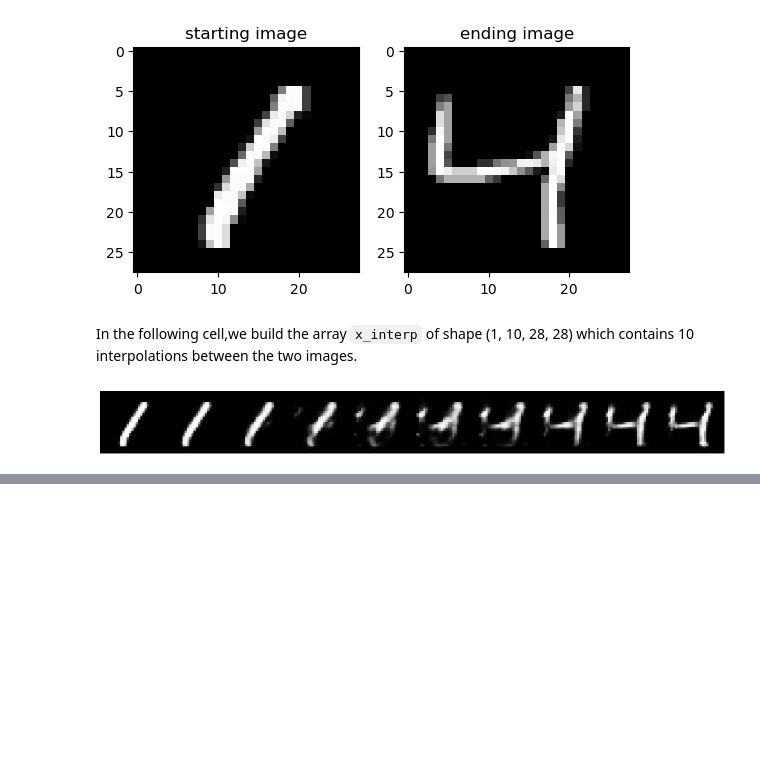
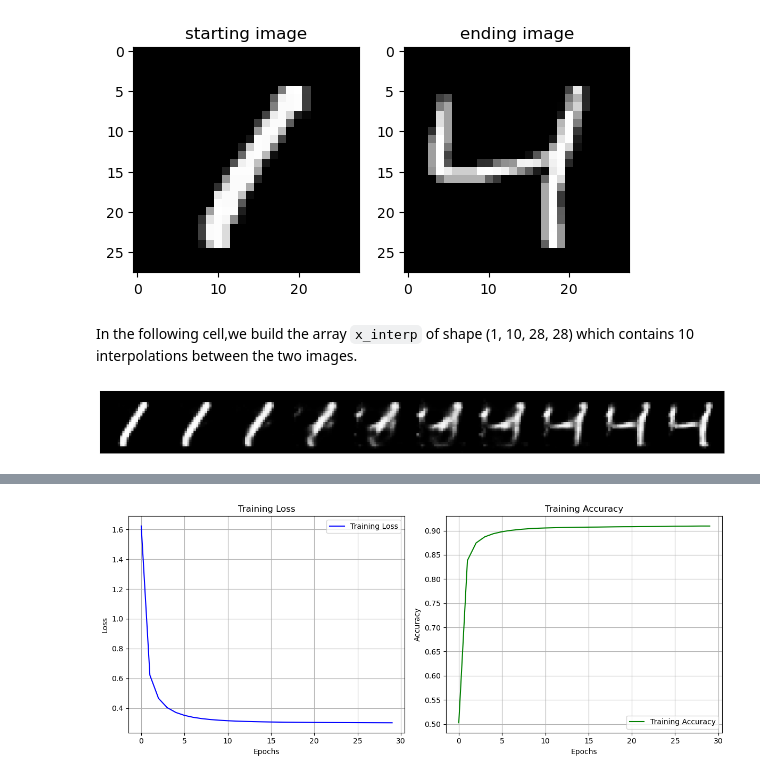
Before and after one commit to bilalzidny/ML_projects, a Jupyter notebook: Autoencoders/Autoencoders.ipynb, the cells around one changed output, grey strips where cells are left out. Cells and saved outputs as stored; diff of their text form; code cells hidden in the pictures; blank space fills up the shorter version.

Commit message:
Using the pretrained encoder for Classification

```diff
--- a/Autoencoders/Autoencoders.ipynb
+++ b/Autoencoders/Autoencoders.ipynb
@@ -340,0 +353,21 @@ display_digits(x_interp)
+# %%
+class MultiClassifier(nn.Module):
+
+    def __init__(self, encoder, freeze_encoder = True):
+        super(MultiClassifier, self).__init__()
+
+        self.encoder = encoder
+        self.num_features =  list(encoder)[-1].out_features
+        if freeze_encoder:
+            for param in self.encoder.parameters():
+                param.requires_grad = False
+
+        self.fc = nn.Linear(in_features=self.num_features, out_features=10) # because there is 10 classes
+
+    def forward(self,x):
+
+        x = self.encoder(x)
+        # x = torch.flatten(x, start_dim=1)
+        x=self.fc(x)
+
+        return x
@@ -340,0 +455,23 @@ display_digits(x_interp)
+# %%
+fig, axes = plt.subplots(1, 2, figsize=(12, 5))
+
+# Tracer la courbe de loss dans le premier sous-graphe
+axes[0].plot(train_loss, label='Training Loss', color='blue')
+axes[0].set_title('Training Loss')
+axes[0].set_xlabel('Epochs')
+axes[0].set_ylabel('Loss')
+axes[0].legend()
+axes[0].grid()
+
+# Tracer la courbe d'accuracy dans le second sous-graphe
+axes[1].plot(train_acc, label='Training Accuracy', color='green')
+axes[1].set_title('Training Accuracy')
+axes[1].set_xlabel('Epochs')
+axes[1].set_ylabel('Accuracy')
+axes[1].legend()
+axes[1].grid()
+
+plt.tight_layout()
+plt.show()
+# %% [output]
+[figure, added]
```
Also changed, not shown: parts of 4 cells of this notebook.
